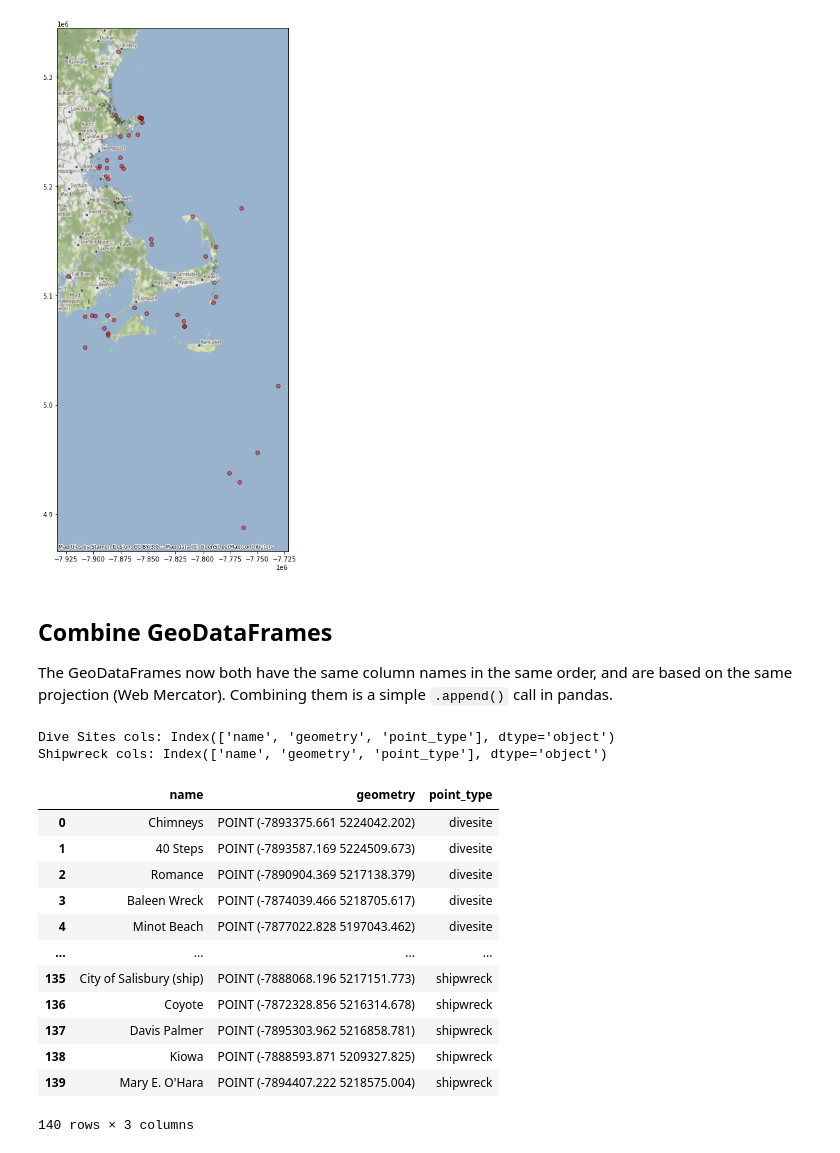
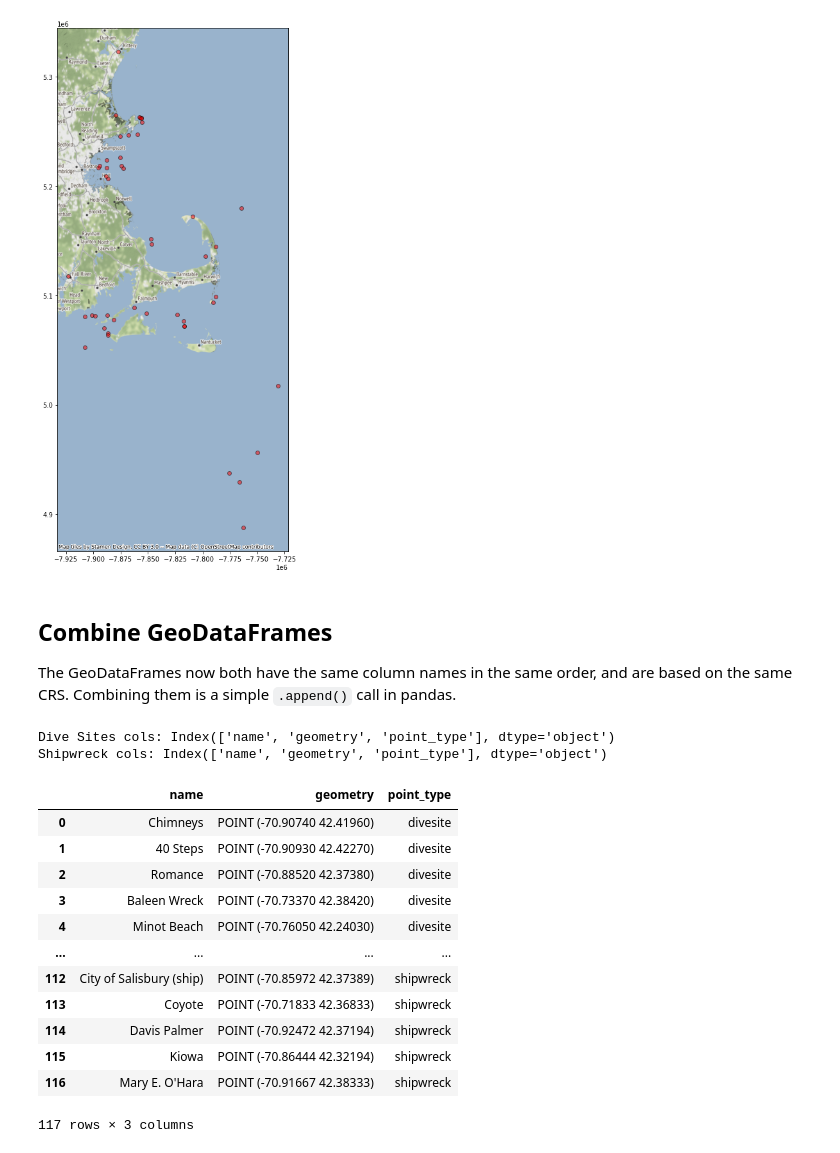
Before and after one commit to HKuz/Geospatial_Overview, a Jupyter notebook: geospatial_code_demo.ipynb, the cells around one changed output. Saved outputs shown, nothing was run; the diff lists cells and outputs as text; code cells hidden in the pictures.

```diff
--- a/geospatial_code_demo.ipynb
+++ b/geospatial_code_demo.ipynb
@@ -24,7 +26,10 @@ The two datasets used for this project are:
 2. A KML file converted to a shapefile from [Wikipedia](https://en.wikipedia.org/wiki/List_of_shipwrecks_of_Massachusetts) with coordinates for a subset of their listed ship wrecks of Massachusetts
 # %%
 # Get data from DiveSites.com API
-ds_url = "http://api.divesites.com/?mode=sites&lat=42.35843&lng=-71.05977&dist=100"
+bos_lat = "42.35843"
+bos_lon = "-71.05977"
+
+ds_url = f"http://api.divesites.com/?mode=sites&lat={bos_lat}&lng={bos_lon}&dist=75"
 r_ds = requests.get(ds_url)
 ds_json = r_ds.json()
 # %%
@@ -82,7 +87,7 @@ ds_df = gpd.GeoDataFrame(ds_tmp_df,
                              ds_tmp_df.lat))
 
 # Set CRS - web data usually uses WGS84, which is EPSG code 4326
-ds_df.crs = 'EPSG:4326'  # Alternative way: ds_df.to_crs(epsg=4326)
+ds_df.to_crs(epsg=4326)  # Alternative way: ds_df.crs = 'EPSG:4326'
 
 ds_df
 # %% [output]
@@ -282,6 +287,6 @@ ctx.add_basemap(ax2)
 # %% [markdown]
 ## Combine GeoDataFrames
 
-The GeoDataFrames now both have the same column names in the same order, and are based on the same projection (Web Mercator). Combining them is a simple `.append()` call in pandas.
+The GeoDataFrames now both have the same column names in the same order, and are based on the same CRS. Combining them is a simple `.append()` call in pandas.
 # %%
 # Check the columns are in the same order
@@ -292,23 +297,23 @@ Dive Sites cols: Index(['name', 'geometry', 'point_type'], dtype='object')
 Shipwreck cols: Index(['name', 'geometry', 'point_type'], dtype='object')
 # %%
 # Concatenate GeoDataFrames
-full_df = ds_df_tomap.append(sw_df_tomap, ignore_index=True)
+full_df = ds_df.append(sw_df, ignore_index=True)
 
 full_df
 # %% [output]
 |  | name | geometry | point_type |
-| 0 | Chimneys | POINT (-7893375.661 5224042.202) | divesite |
-| 1 | 40 Steps | POINT (-7893587.169 5224509.673) | divesite |
-| 2 | Romance | POINT (-7890904.369 5217138.379) | divesite |
-| 3 | Baleen Wreck | POINT (-7874039.466 5218705.617) | divesite |
-| 4 | Minot Beach | POINT (-7877022.828 5197043.462) | divesite |
+| 0 | Chimneys | POINT (-70.90740 42.41960) | divesite |
+| 1 | 40 Steps | POINT (-70.90930 42.42270) | divesite |
+| 2 | Romance | POINT (-70.88520 42.37380) | divesite |
+| 3 | Baleen Wreck | POINT (-70.73370 42.38420) | divesite |
+| 4 | Minot Beach | POINT (-70.76050 42.24030) | divesite |
 | ... | ... | ... | ... |
-| 135 | City of Salisbury (ship) | POINT (-7888068.196 5217151.773) | shipwreck |
-| 136 | Coyote | POINT (-7872328.856 5216314.678) | shipwreck |
-| 137 | Davis Palmer | POINT (-7895303.962 5216858.781) | shipwreck |
-| 138 | Kiowa | POINT (-7888593.871 5209327.825) | shipwreck |
-| 139 | Mary E. O'Hara | POINT (-7894407.222 5218575.004) | shipwreck |
+| 112 | City of Salisbury (ship) | POINT (-70.85972 42.37389) | shipwreck |
+| 113 | Coyote | POINT (-70.71833 42.36833) | shipwreck |
+| 114 | Davis Palmer | POINT (-70.92472 42.37194) | shipwreck |
+| 115 | Kiowa | POINT (-70.86444 42.32194) | shipwreck |
+| 116 | Mary E. O'Hara | POINT (-70.91667 42.38333) | shipwreck |
-140 rows × 3 columns
+117 rows × 3 columns
 # %%
 # Quick check to see if any shipwrecks are also dive sites
 for row in full_df['name'].sort_values():
```
Also changed, not shown: parts of 15 cells of this notebook.
